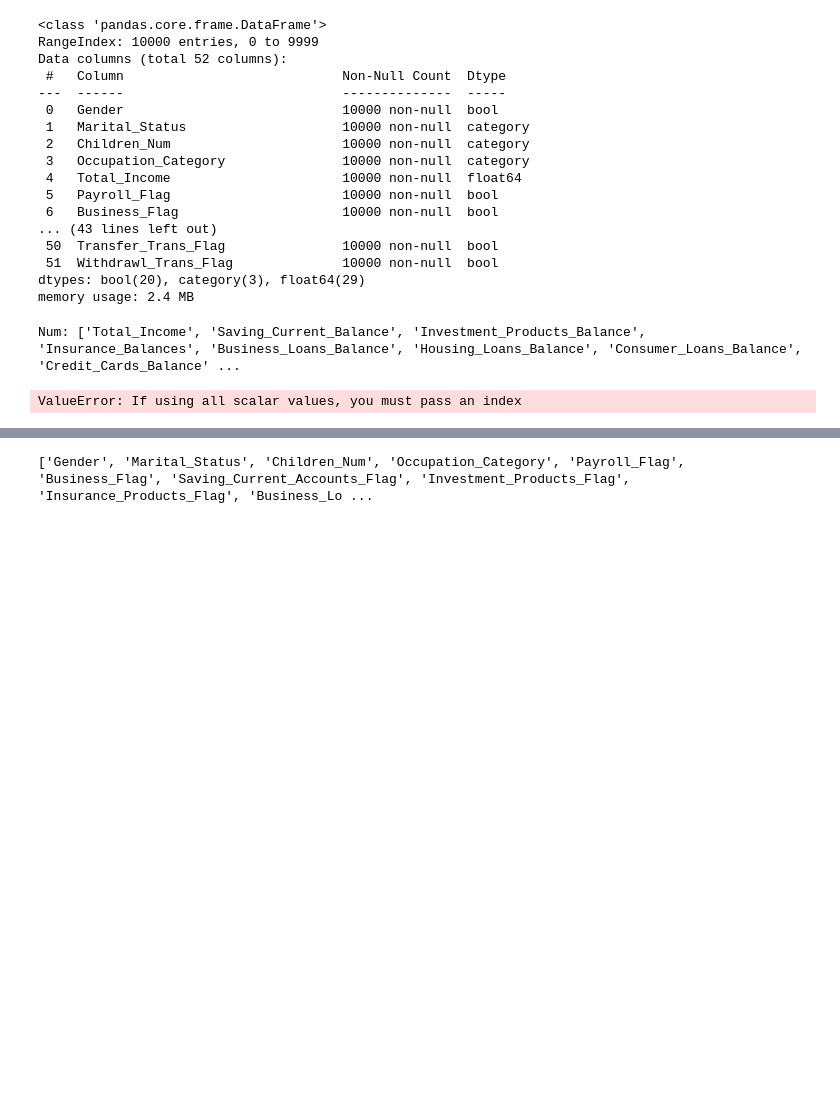
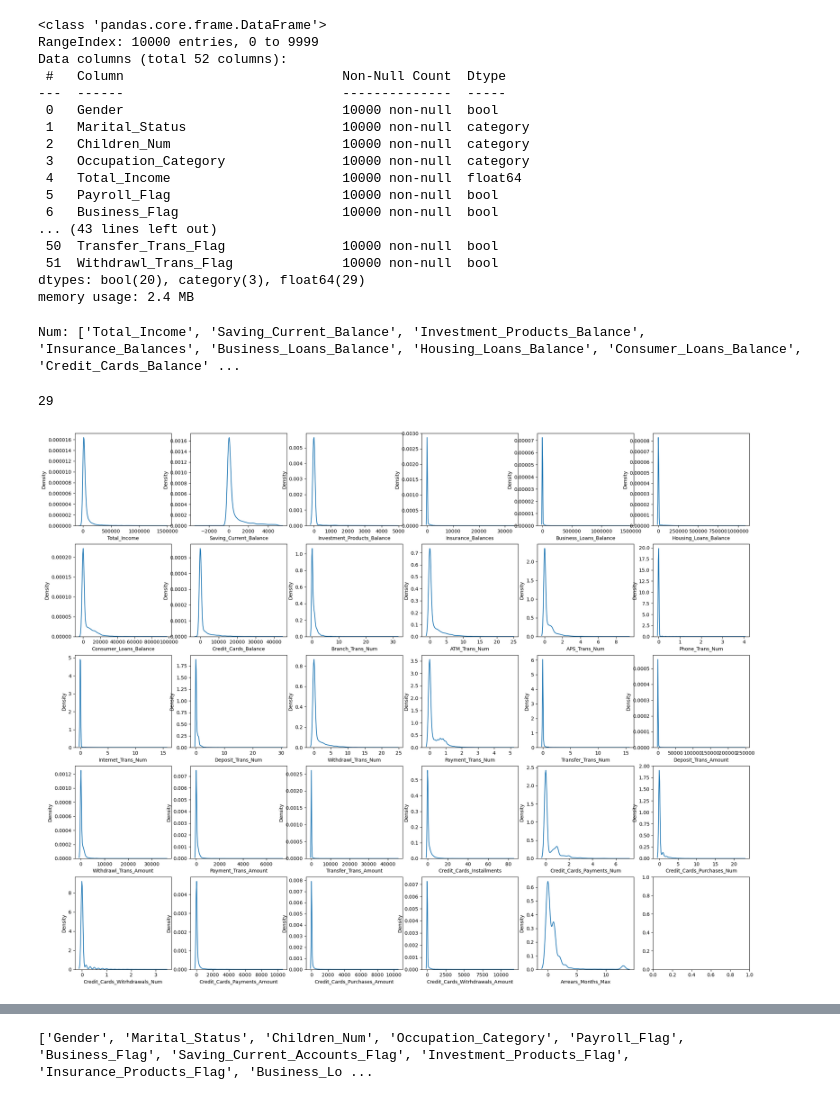
Before and after one commit to Doll03/4IZ480, a Jupyter notebook: Code/notebook.ipynb, the cells around one changed output, grey strips where cells are left out. Drawn from its saved outputs; the diff is of its cells as text; code cells hidden in the pictures; blank space fills up the shorter version.

```diff
--- a/Code/notebook.ipynb
+++ b/Code/notebook.ipynb
@@ -99,10 +99,17 @@ num_v_list.remove('Time_Deposits_Flag')
 print("Num:", num_v_list, "end=", "Cat:", cat_v_list)
 # %% [output]
 Num: ['Total_Income', 'Saving_Current_Balance', 'Investment_Products_Balance', 'Insurance_Balances', 'Business_Loans_Balance', 'Housing_Loans_Balance', 'Consumer_Loans_Balance', 'Credit_Cards_Balance' ...
-# %%
-#Creating a list and graphs for storing numerical features
-#num_v_list = list(dataset[["Total_Income"]].columns)
-sns.kdeplot(x = dataset[num_v_list])
-plt.show()
-# %% [output]
-ValueError: If using all scalar values, you must pass an index
+# %%
+len(num_v_list)
+# %% [output]
+29
+# %%
+#Creating graphs and boxplots for storing numerical features
+figure,axis = plt.subplots(5,6, figsize=(25,20))
+
+for i,ax in zip(num_v_list,axis.ravel()):
+    sns.kdeplot(data = dataset,x = i, ax = ax)
+    ax.ticklabel_format(style = "plain", axis= "x")
+    ax.ticklabel_format(style = "plain", axis= "y")
+# %% [output]
+[figure, added]
```
Also changed, not shown: parts of 2 cells of this notebook.
